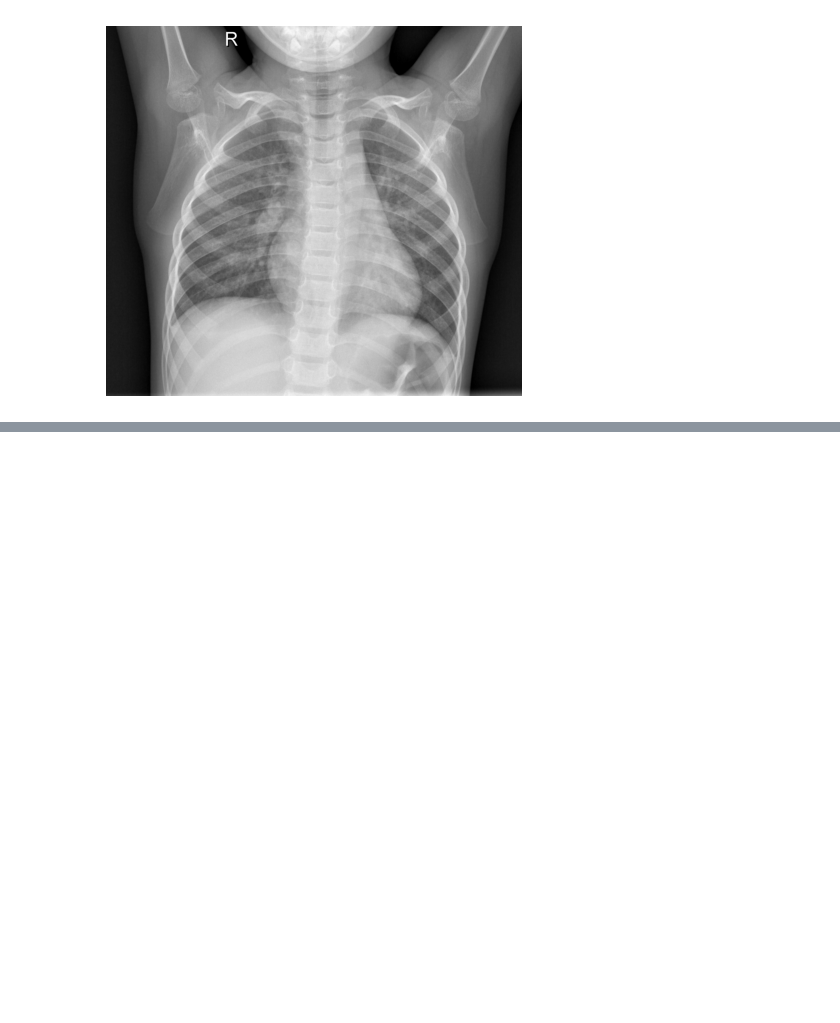
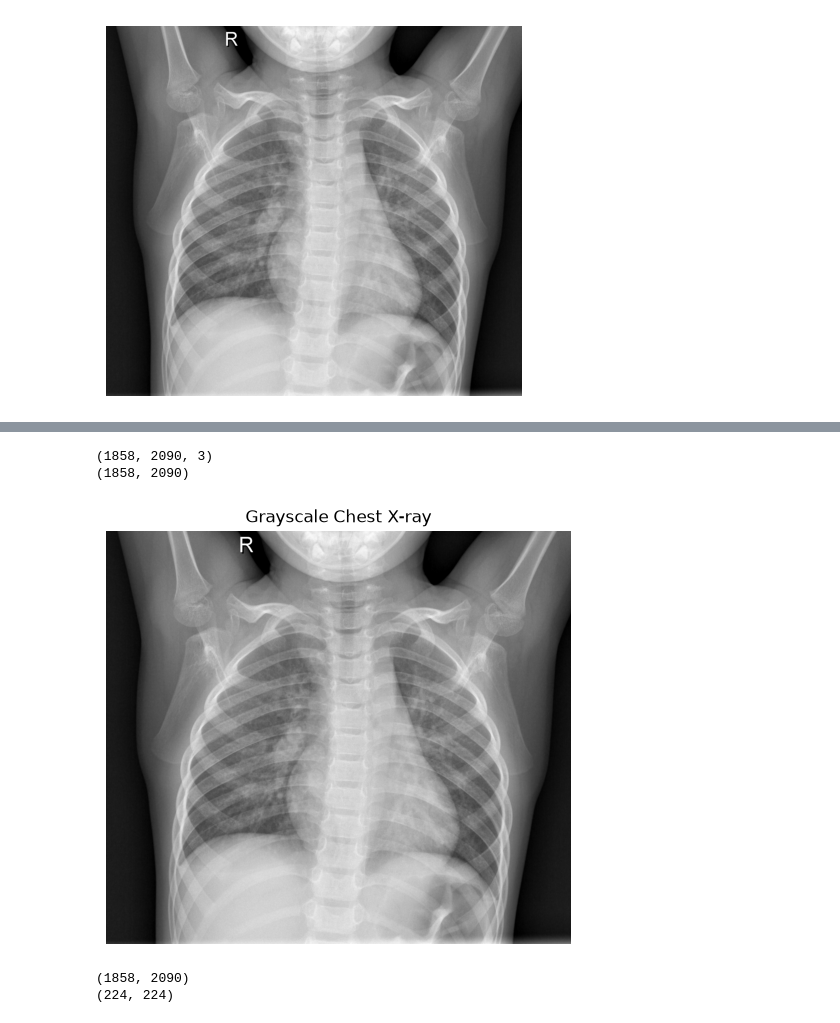
Before and after one commit to suhani2112/medical-image-classification-xai, a Jupyter notebook: notebooks/01_data_preprocessing.ipynb, the cells around one changed output, grey strips where cells are left out. Saved outputs shown, nothing was run; the diff lists cells and outputs as text; code cells hidden in the pictures; blank space fills up the shorter version.

```diff
--- a/notebooks/01_data_preprocessing.ipynb
+++ b/notebooks/01_data_preprocessing.ipynb
@@ -57,0 +62,2 @@ plt.show()
+# %%
+image_rgb = cv2.cvtColor(image, cv2.COLOR_BGR2RGB)
@@ -57,0 +70,16 @@ plt.show()
+# %%
+gray_image = cv2.cvtColor(image_rgb, cv2.COLOR_RGB2GRAY)
+# %%
+print(image.shape)
+print(gray_image.shape)
+# %% [output]
+(1858, 2090, 3)
+(1858, 2090)
+# %%
+plt.figure(figsize=(6,6))
+plt.imshow(gray_image, cmap="gray")
+plt.title("Grayscale Chest X-ray")
+plt.axis("off")
+plt.show()
+# %% [output]
+[figure, added]
@@ -57,0 +88,6 @@ plt.show()
+# %%
+print(gray_image.shape)
+print(resized_image.shape)
+# %% [output]
+(1858, 2090)
+(224, 224)
```
Also changed, not shown: parts of 8 cells of this notebook.
